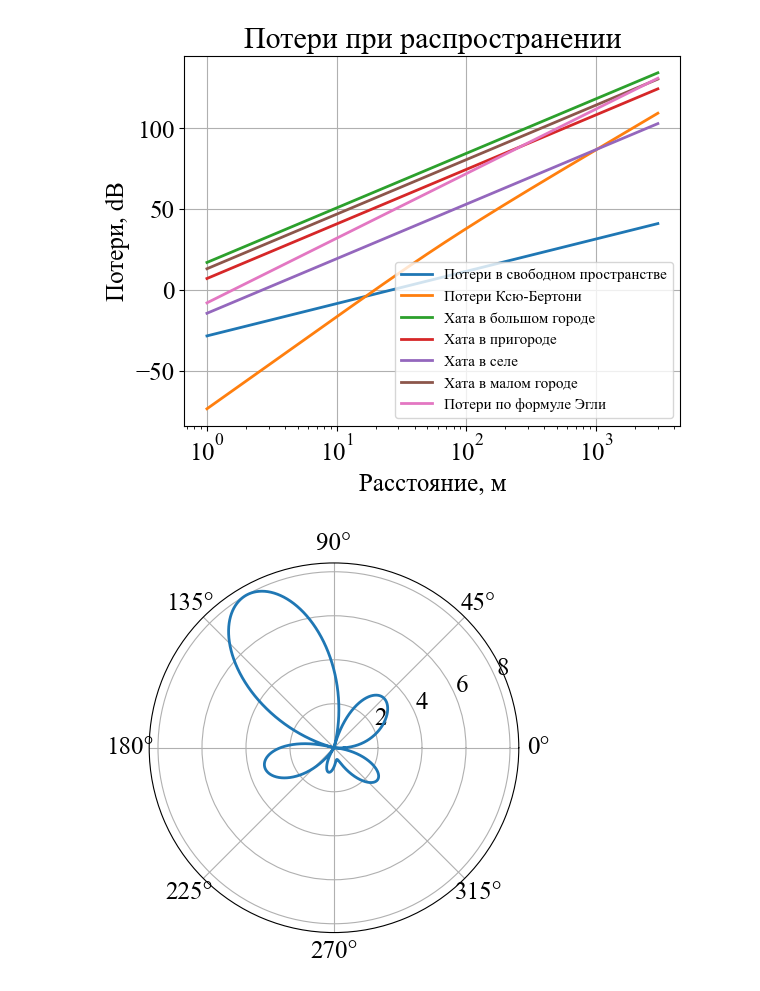
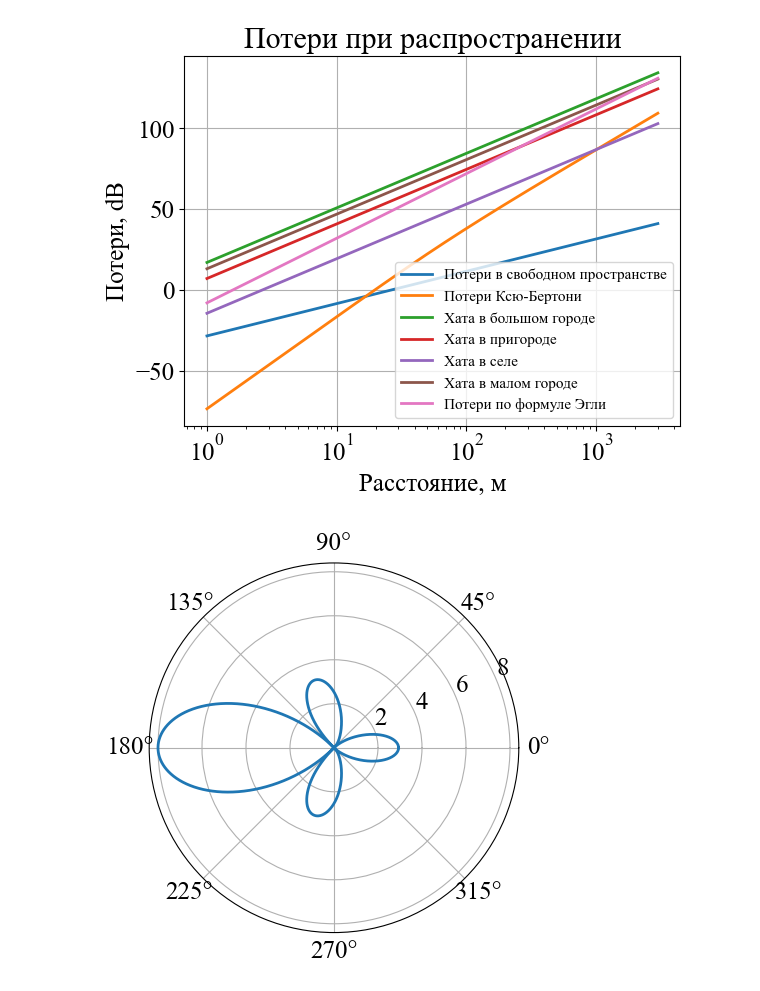
Before and after one commit to liveinscarlet/Study, a Jupyter notebook: Шапошникова/Propogation_losses/Propogation losses.ipynb, the cells around one changed output. Cells and saved outputs as stored; diff of their text form; code cells hidden in the pictures.

```diff
--- a/Шапошникова/Propogation_losses/Propogation losses.ipynb
+++ b/Шапошникова/Propogation_losses/Propogation losses.ipynb
@@ -141,24 +141,24 @@ plt.legend(fontsize=11, loc='lower right')
 # %%
 # Диаграмма направленности решетки
 N = 8                           # Количество элементов в решетке
 R = wavelength / 2              # Радиус круговой решетки
 k = 2 * np.pi / wavelength      # Волновое число
-phi_0 = np.pi * 2 / 3 # Направление основного лепестка
+phi_0 = np.pi # Направление основного лепестка
 phi = np.linspace(0, 2 * np.pi, 10000)    # Массив углов
 
 i = 0
 AP = np.zeros(10000)
 AP = [complex(x) for x in AP]
 while i<N:
     a = i * 2 * np.pi / N
     AP = AP + (np.exp(1j * k * R * (np.cos(phi - a) -np.cos(phi_0 - a))))
     i += 1
 
 Gain_AP = max(AP)
 Gain_AP_dB = 10 * np.log10(Gain_AP)
 
 AP = abs(AP)
 plt.polar(phi, AP)
 plt.grid(True)
 # %% [output]
-[figure, old version]
+[figure, new version]
```
Also changed, not shown: parts of 1 cell of this notebook, 3 other files.
